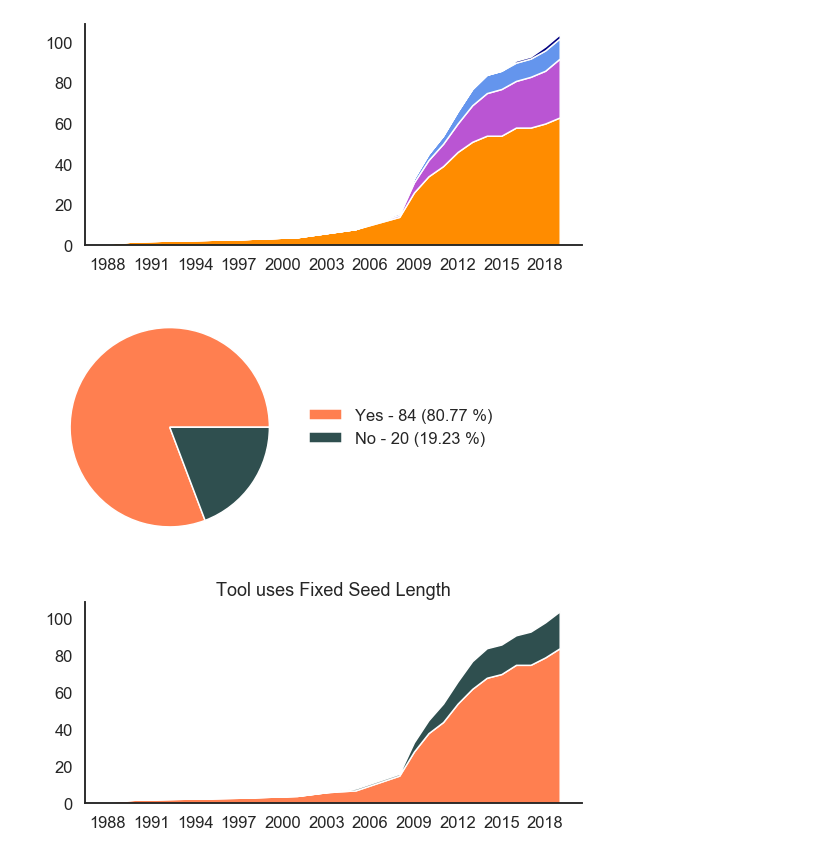
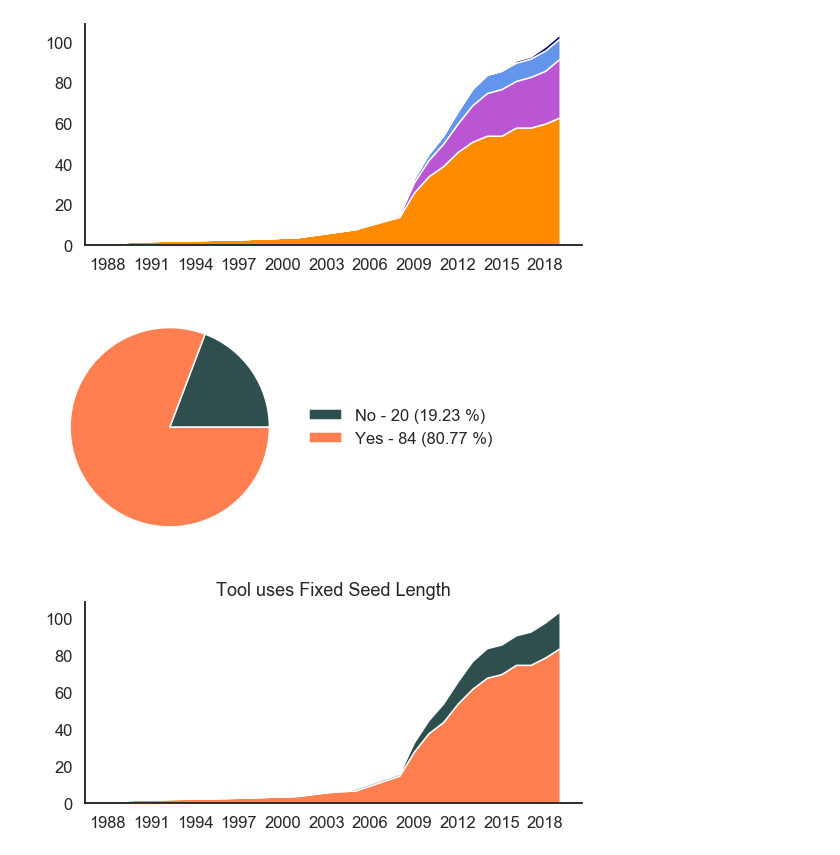
Before and after one commit to Mangul-Lab-USC/review-technology-dictates-algorithms, a Jupyter notebook: notebooks/Figure2.ipynb, the cells around one changed output. Saved outputs shown, nothing was run; the diff lists cells and outputs as text; code cells hidden in the pictures.

```diff
--- a/notebooks/Figure2.ipynb
+++ b/notebooks/Figure2.ipynb
@@ -235,18 +235,18 @@ plt.savefig('../figures/Figure2_a_1.pdf')
 # %%
 plt.figure(figsize=(12,4))
 
-FLS_group = data_year.groupby('seeds_fixed').count().sort_values('aligner', ascending=False)
-patches, texts = plt.pie(FLS_group.aligner, colors=['coral', 'darkslategray'])
+FLS_group = data_year.groupby('seeds_fixed').count().sort_values('aligner', ascending=True)
+patches, texts = plt.pie(FLS_group.aligner, colors=['darkslategray', 'coral'])
 pct = 100.*FLS_group.aligner/FLS_group.aligner.sum()
 labels = ['{0} - {1} ({2:2.2f} %)'.format(i,j,k) for i,j,k in zip(FLS_group.index, FLS_group.aligner, pct)]
 plt.legend(patches, labels, loc='center left', bbox_to_anchor=(1, .5), frameon=False)
 plt.tight_layout()
 #plt.show()
 
 plt.savefig('../figures/Figure2_b_0.png')
 plt.savefig('../figures/Figure2_b_0.pdf')
 # %% [output]
-[figure, old version]
+[figure, new version]
 # %%
 plt.figure(figsize=(8,4))
 by_year = data_year.groupby(['year_of_pub','seeds_fixed']).count()
```
Also changed, not shown: parts of 9 cells of this notebook, 34 other files.
